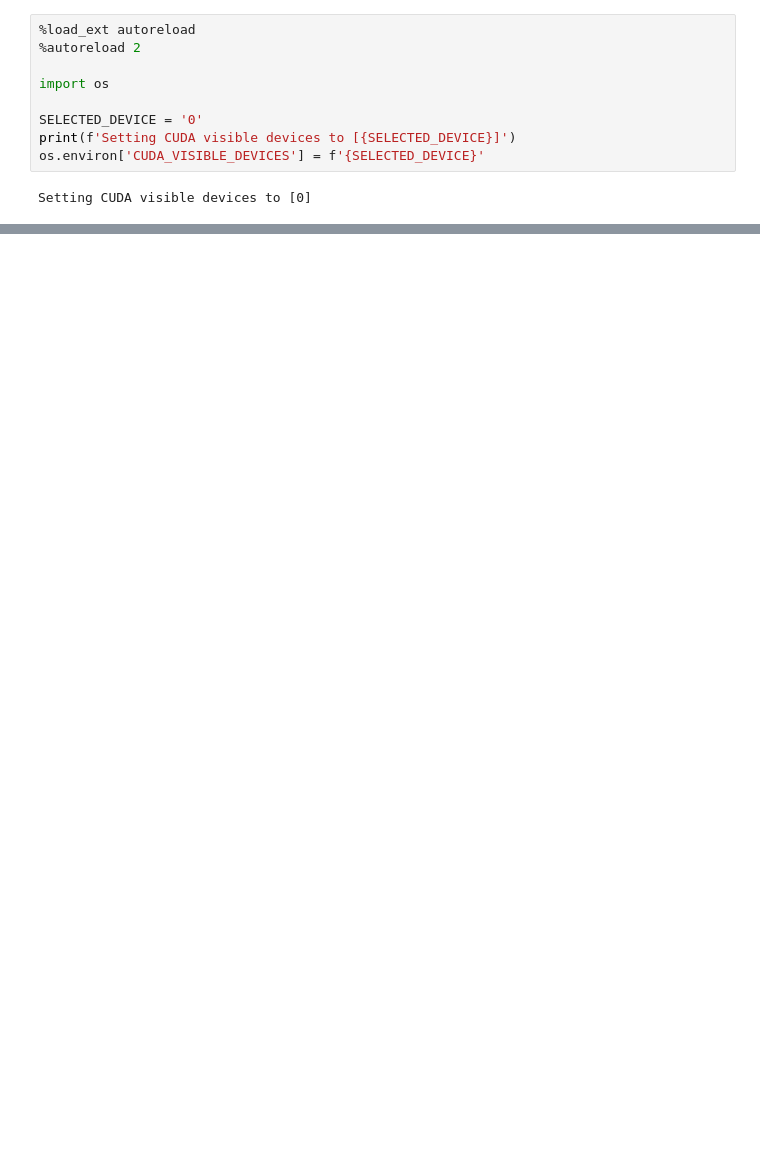
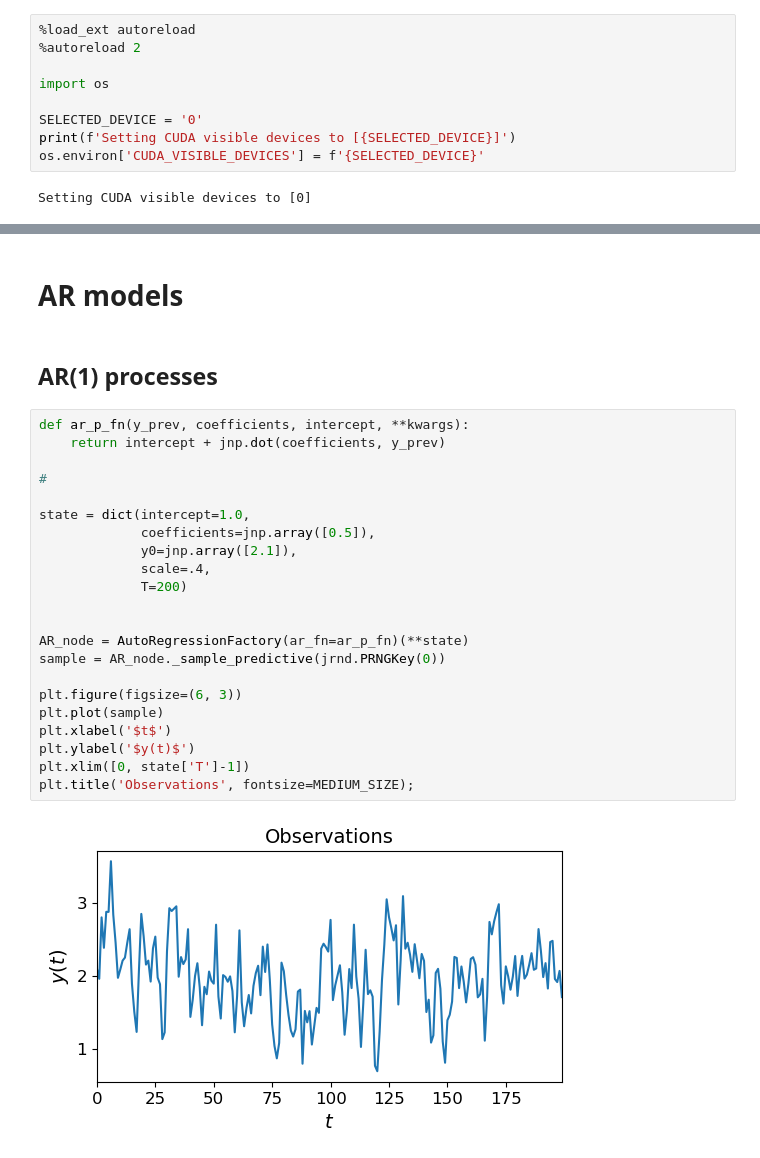
Before and after one commit to UncertaintyInComplexSystems/bamojax, a Jupyter notebook: bamojax/examples/timeseries/AR_models.ipynb, the cells around one changed output, grey strips where cells are left out. Saved outputs shown, nothing was run; the diff lists cells and outputs as text; blank space fills up the shorter version.

Commit message:
Updated AR models

```diff
--- a/bamojax/examples/timeseries/AR_models.ipynb
+++ b/bamojax/examples/timeseries/AR_models.ipynb
@@ -306,0 +64,28 @@ Clearly, the fit on the CO2 data is poor if we only model the AR(2) component; w
+# %% [markdown]
+# AR models
+# %% [markdown]
+## AR(1) processes
+# %%
+def ar_p_fn(y_prev, coefficients, intercept, **kwargs):
+    return intercept + jnp.dot(coefficients, y_prev)
+
+#
+
+state = dict(intercept=1.0,
+             coefficients=jnp.array([0.5]),
+             y0=jnp.array([2.1]),
+             scale=.4,
+             T=200)
+
+
+AR_node = AutoRegressionFactory(ar_fn=ar_p_fn)(**state)
+sample = AR_node._sample_predictive(jrnd.PRNGKey(0))
+
+plt.figure(figsize=(6, 3))
+plt.plot(sample)
+plt.xlabel('$t$')
+plt.ylabel('$y(t)$')
+plt.xlim([0, state['T']-1])
+plt.title('Observations', fontsize=MEDIUM_SIZE);
+# %% [output]
+[figure, added]
```
Also changed, not shown: parts of 36 cells of this notebook.
